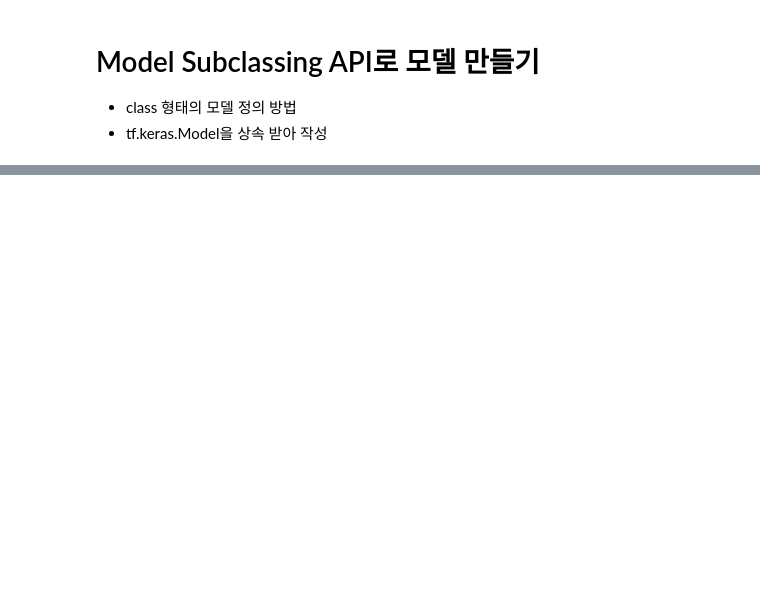
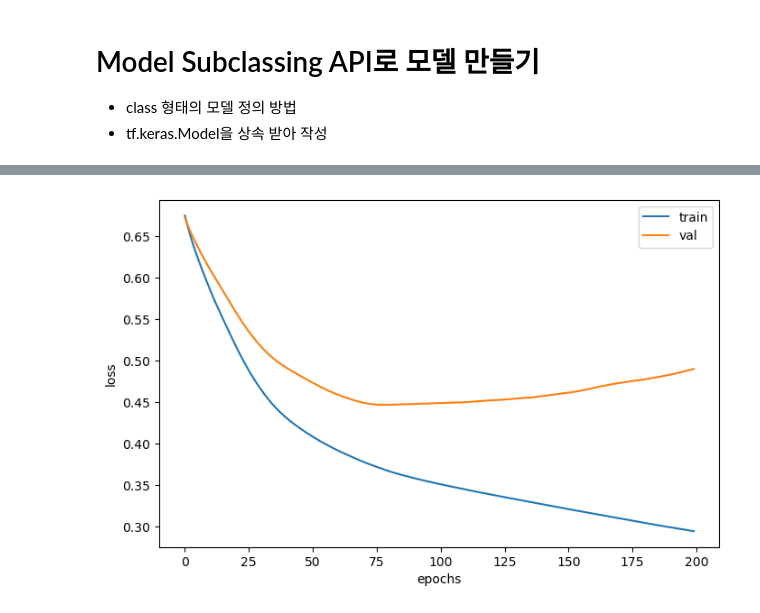
Before and after one commit to haezeong/fintech_service, a Jupyter notebook: 07_DeepLearning/01_텐서플로우_모델_구축방법3가지.ipynb, the cells around one changed output, grey strips where cells are left out. Cells and saved outputs as stored; diff of their text form; code cells hidden in the pictures; blank space fills up the shorter version.

```diff
--- a/07_DeepLearning/01_텐서플로우_모델_구축방법3가지.ipynb
+++ b/07_DeepLearning/01_텐서플로우_모델_구축방법3가지.ipynb
@@ -491,2 +522,10 @@ _________________________________________________________________
 # %%
+plt.figure(figsize=(8,5))
+plt.plot(history.history['loss'])
+plt.plot(history.history['val_loss'])
+plt.xlabel('epochs')
+plt.ylabel('loss')
+plt.legend(['train', 'val'])
 plt.show()
+# %% [output]
+[figure, added]
```
Also changed, not shown: parts of 14 cells of this notebook, 8 other files.
